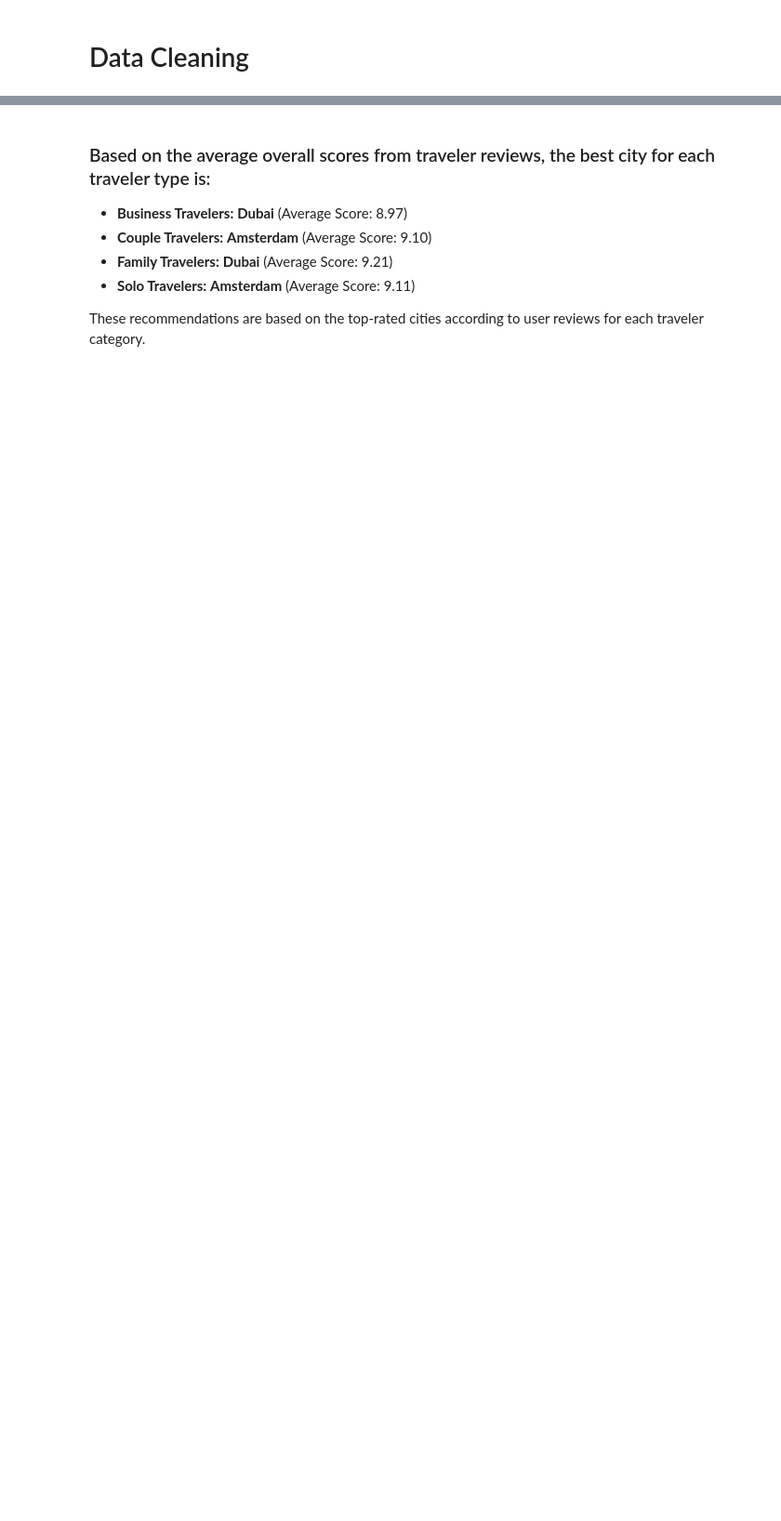
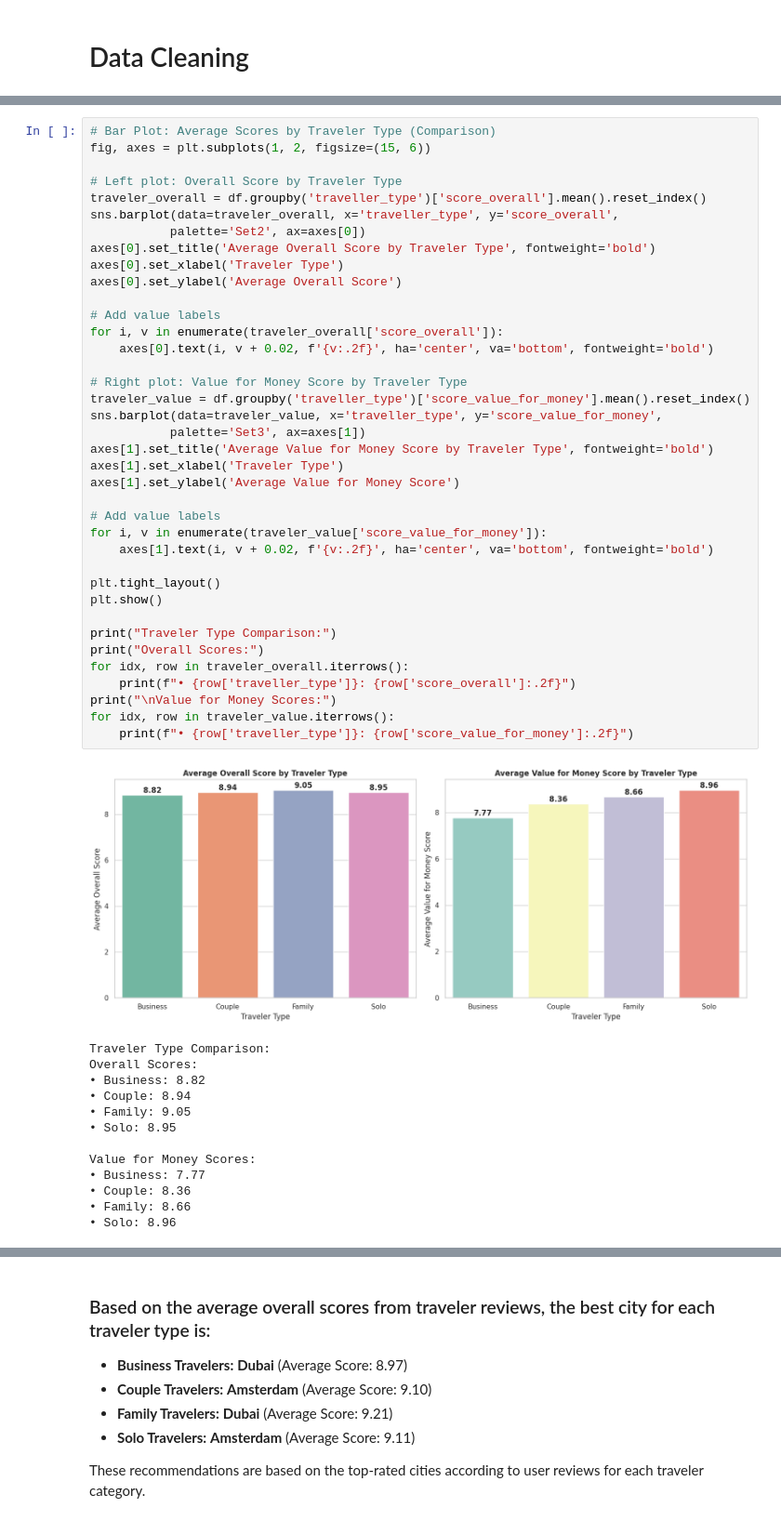
Before and after one commit to Zeyoman1001/ACLProjectHotel-zeiad.sayed-student.guc.edu.eg, a Jupyter notebook: acl-project.ipynb, the cells around one changed output, grey strips where cells are left out. Shown at 93% size. Drawn from its saved outputs; the diff is of its cells as text; blank space fills up the shorter version.

```diff
--- a/acl-project.ipynb
+++ b/acl-project.ipynb
@@ -172,3 +345,55 @@ plt.show()
+# %%
+# Bar Plot: Average Scores by Traveler Type (Comparison)
+fig, axes = plt.subplots(1, 2, figsize=(15, 6))
+
+# Left plot: Overall Score by Traveler Type
+traveler_overall = df.groupby('traveller_type')['score_overall'].mean().reset_index()
+sns.barplot(data=traveler_overall, x='traveller_type', y='score_overall',
+           palette='Set2', ax=axes[0])
+axes[0].set_title('Average Overall Score by Traveler Type', fontweight='bold')
+axes[0].set_xlabel('Traveler Type')
+axes[0].set_ylabel('Average Overall Score')
+
+# Add value labels
+for i, v in enumerate(traveler_overall['score_overall']):
+    axes[0].text(i, v + 0.02, f'{v:.2f}', ha='center', va='bottom', fontweight='bold')
+
+# Right plot: Value for Money Score by Traveler Type
+traveler_value = df.groupby('traveller_type')['score_value_for_money'].mean().reset_index()
+sns.barplot(data=traveler_value, x='traveller_type', y='score_value_for_money',
+           palette='Set3', ax=axes[1])
+axes[1].set_title('Average Value for Money Score by Traveler Type', fontweight='bold')
+axes[1].set_xlabel('Traveler Type')
+axes[1].set_ylabel('Average Value for Money Score')
+
+# Add value labels
+for i, v in enumerate(traveler_value['score_value_for_money']):
+    axes[1].text(i, v + 0.02, f'{v:.2f}', ha='center', va='bottom', fontweight='bold')
+
+plt.tight_layout()
+plt.show()
+
+print("Traveler Type Comparison:")
+print("Overall Scores:")
+for idx, row in traveler_overall.iterrows():
+    print(f"• {row['traveller_type']}: {row['score_overall']:.2f}")
+print("\nValue for Money Scores:")
+for idx, row in traveler_value.iterrows():
+    print(f"• {row['traveller_type']}: {row['score_value_for_money']:.2f}")
+# %% [output]
+[figure, added]
+Traveler Type Comparison:
+Overall Scores:
+• Business: 8.82
+• Couple: 8.94
+• Family: 9.05
+• Solo: 8.95
+
+Value for Money Scores:
+• Business: 7.77
+• Couple: 8.36
+• Family: 8.66
+• Solo: 8.96
 # %%
 grouped1_df = df.groupby(['traveller_type', 'city'])['score_overall'].mean().reset_index()
 n = 10
```
Also changed, not shown: parts of 42 cells of this notebook.
